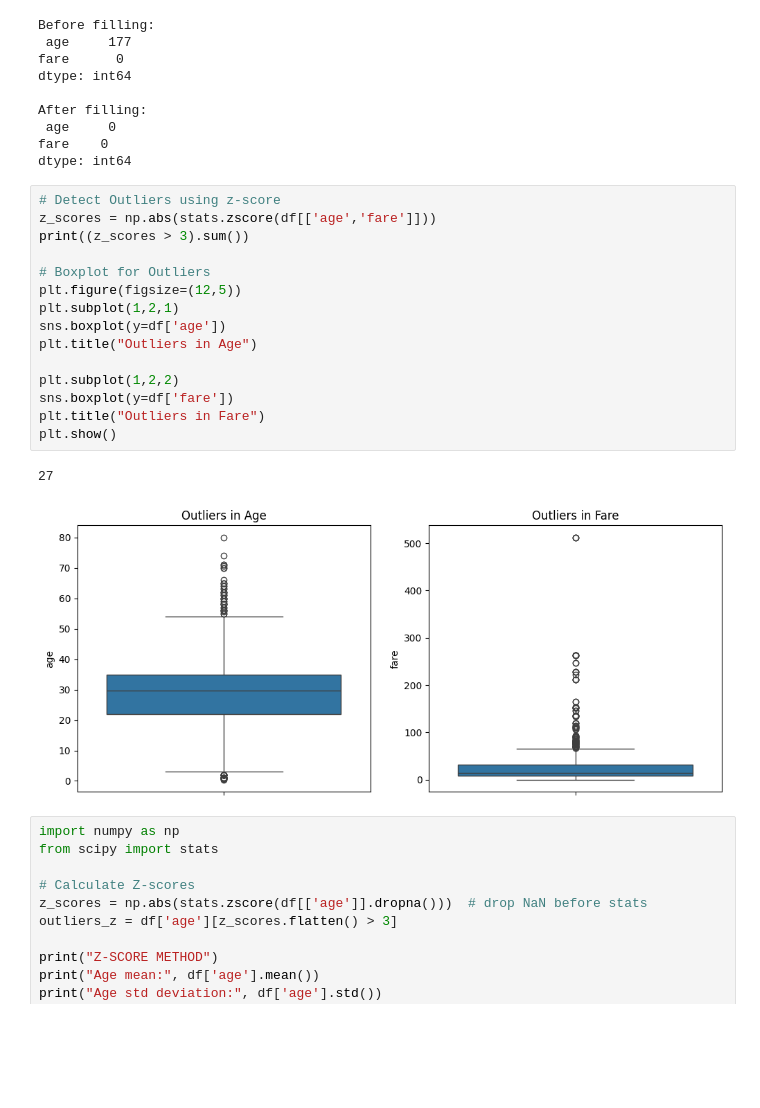
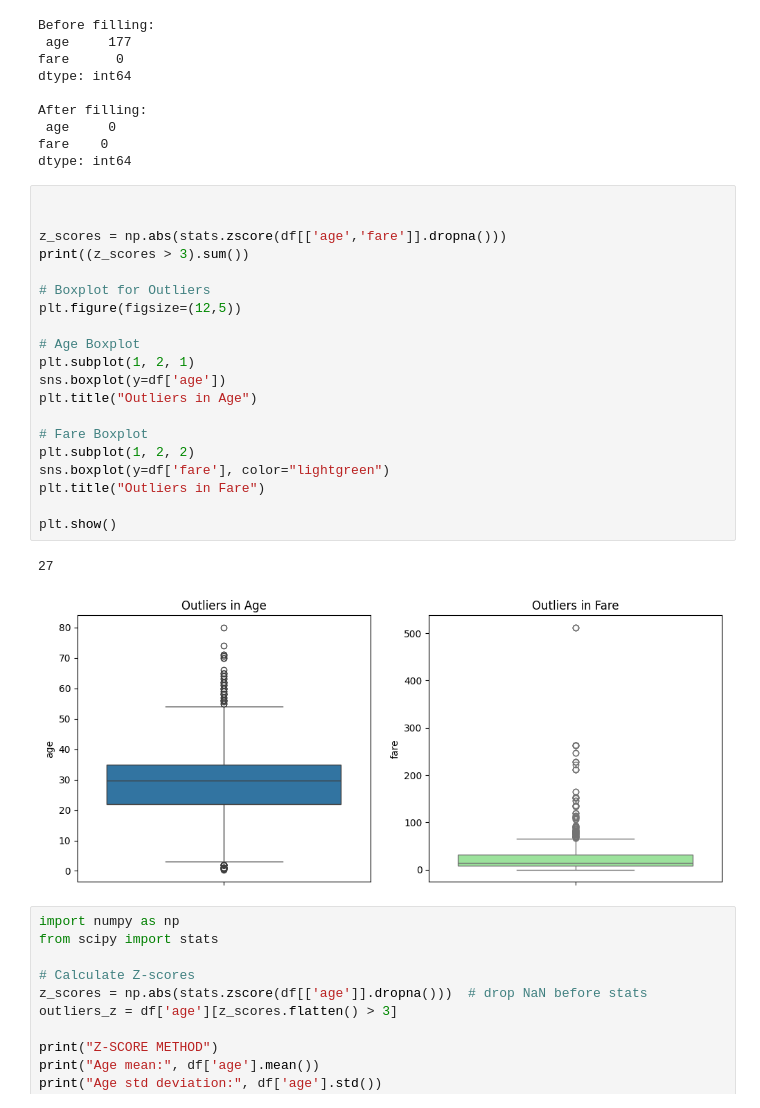
Before and after one commit to chinmayhandi/chinmay, a Jupyter notebook: AIML_Lab_Exercise.ipynb, the cells around one changed output. Cells and saved outputs as stored; diff of their text form; blank space fills up the shorter version.

```diff
--- a/AIML_Lab_Exercise.ipynb
+++ b/AIML_Lab_Exercise.ipynb
@@ -3345,23 +3345,28 @@ After filling:
 fare    0
 dtype: int64
 # %%
-# Detect Outliers using z-score
-z_scores = np.abs(stats.zscore(df[['age','fare']]))
+
+
+z_scores = np.abs(stats.zscore(df[['age','fare']].dropna()))
 print((z_scores > 3).sum())
 
 # Boxplot for Outliers
 plt.figure(figsize=(12,5))
-plt.subplot(1,2,1)
+
+# Age Boxplot
+plt.subplot(1, 2, 1)
 sns.boxplot(y=df['age'])
 plt.title("Outliers in Age")
 
-plt.subplot(1,2,2)
-sns.boxplot(y=df['fare'])
+# Fare Boxplot
+plt.subplot(1, 2, 2)
+sns.boxplot(y=df['fare'], color="lightgreen")
 plt.title("Outliers in Fare")
+
 plt.show()
 # %% [output]
 27
-[figure, old version]
+[figure, new version]
 # %%
 import numpy as np
 from scipy import stats
```
